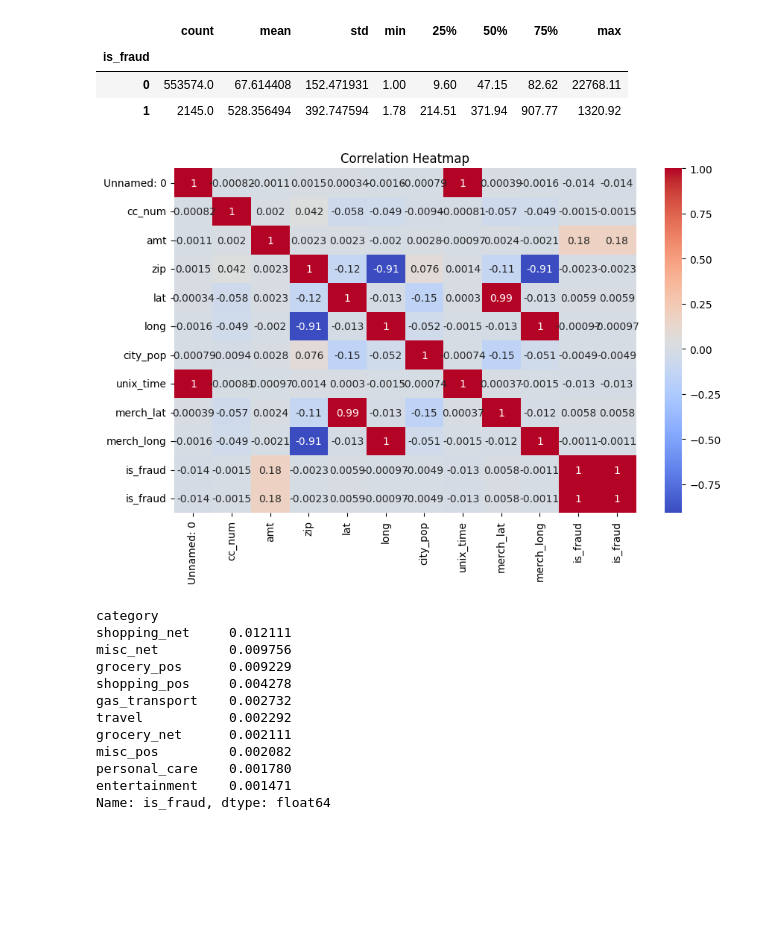
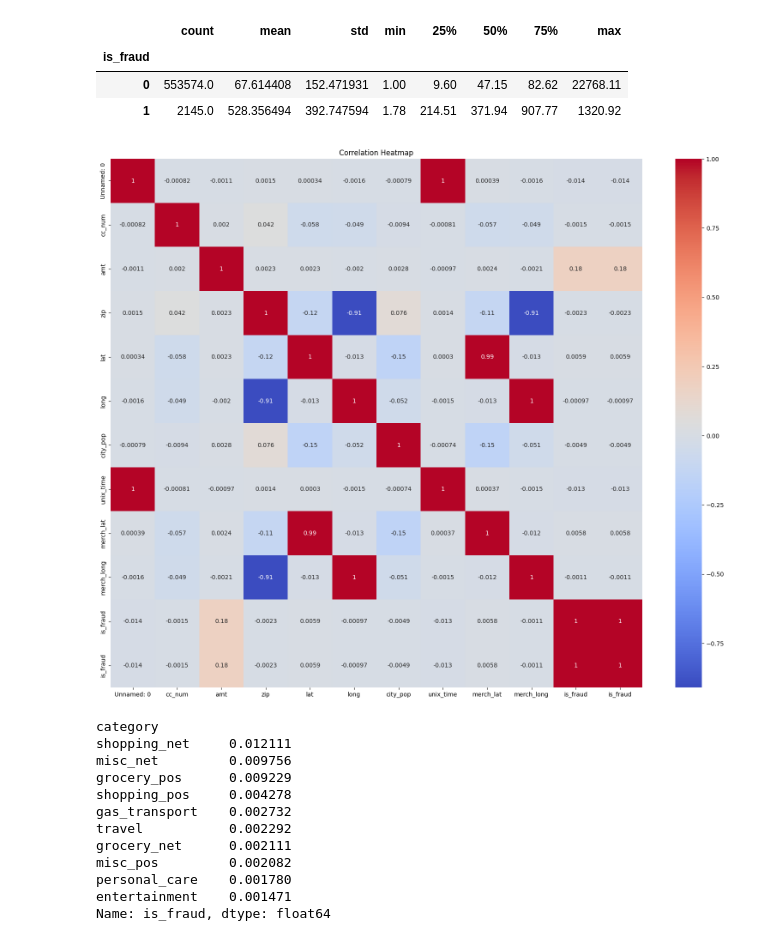
Before and after one commit to ineffablepuma/credit-card-fraud-detection, a Jupyter notebook: notebooks/01_eda.ipynb, the cells around one changed output. Saved outputs shown, nothing was run; the diff lists cells and outputs as text; code cells hidden in the pictures; blank space fills up the shorter version.

```diff
--- a/notebooks/01_eda.ipynb
+++ b/notebooks/01_eda.ipynb
@@ -152,16 +152,17 @@ df.groupby('is_fraud')['amt'].describe()
 # %%
 import seaborn as sns
 import matplotlib.pyplot as plt
 
 corr = df[numeric_cols + ['is_fraud']].corr()
 
-plt.figure(figsize=(10,6))
+plt.figure(figsize=(20,16))
 sns.heatmap(corr, annot=True, cmap='coolwarm')
+# sns.heatmap(corr, annot=True, cmap='coolwarm',fmt=".0%")
 plt.title("Correlation Heatmap")
 plt.show()
 # correlation with target
 # %% [output]
-[figure, old version]
+[figure, new version]
 # %%
 df.groupby('gender')['is_fraud'].mean()
 df.groupby('category')['is_fraud'].mean().sort_values(ascending=False).head(10)
```
Also changed, not shown: 3 other files.
